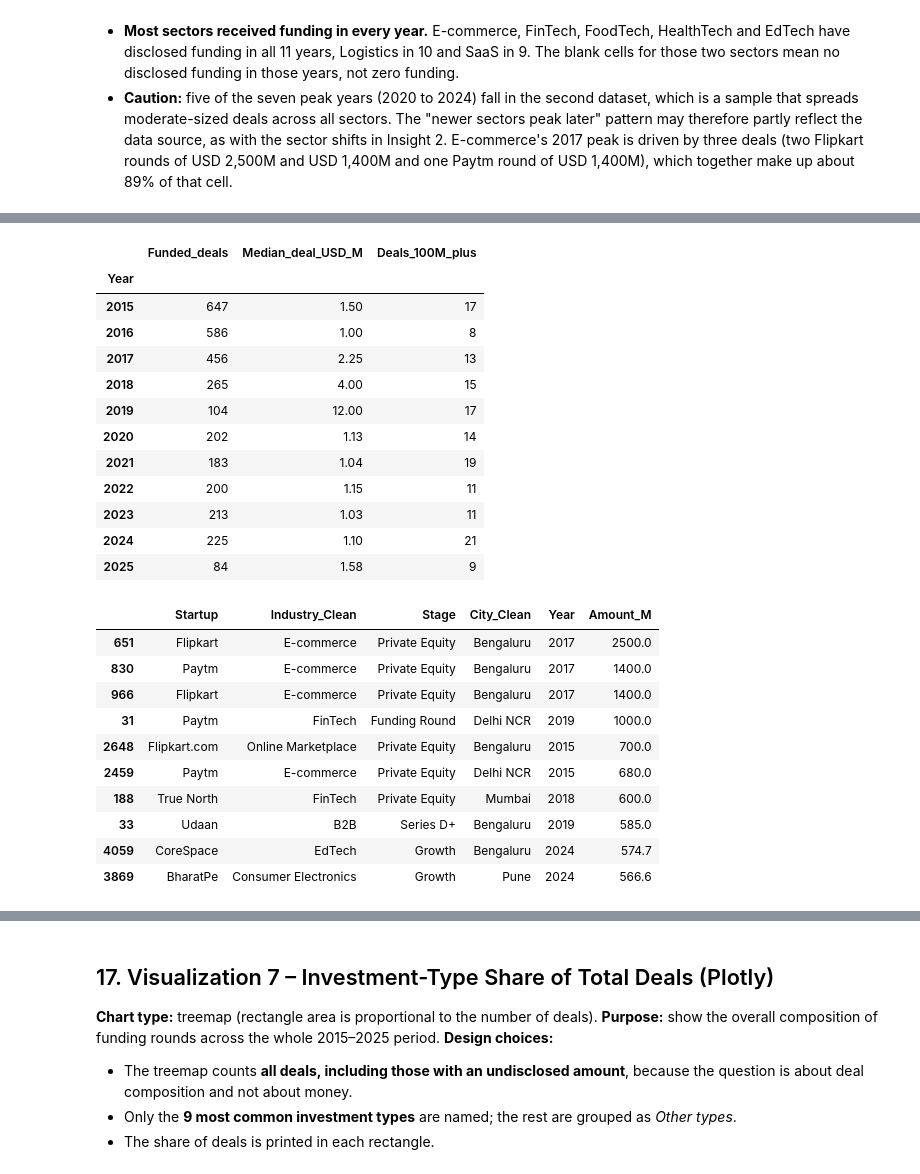
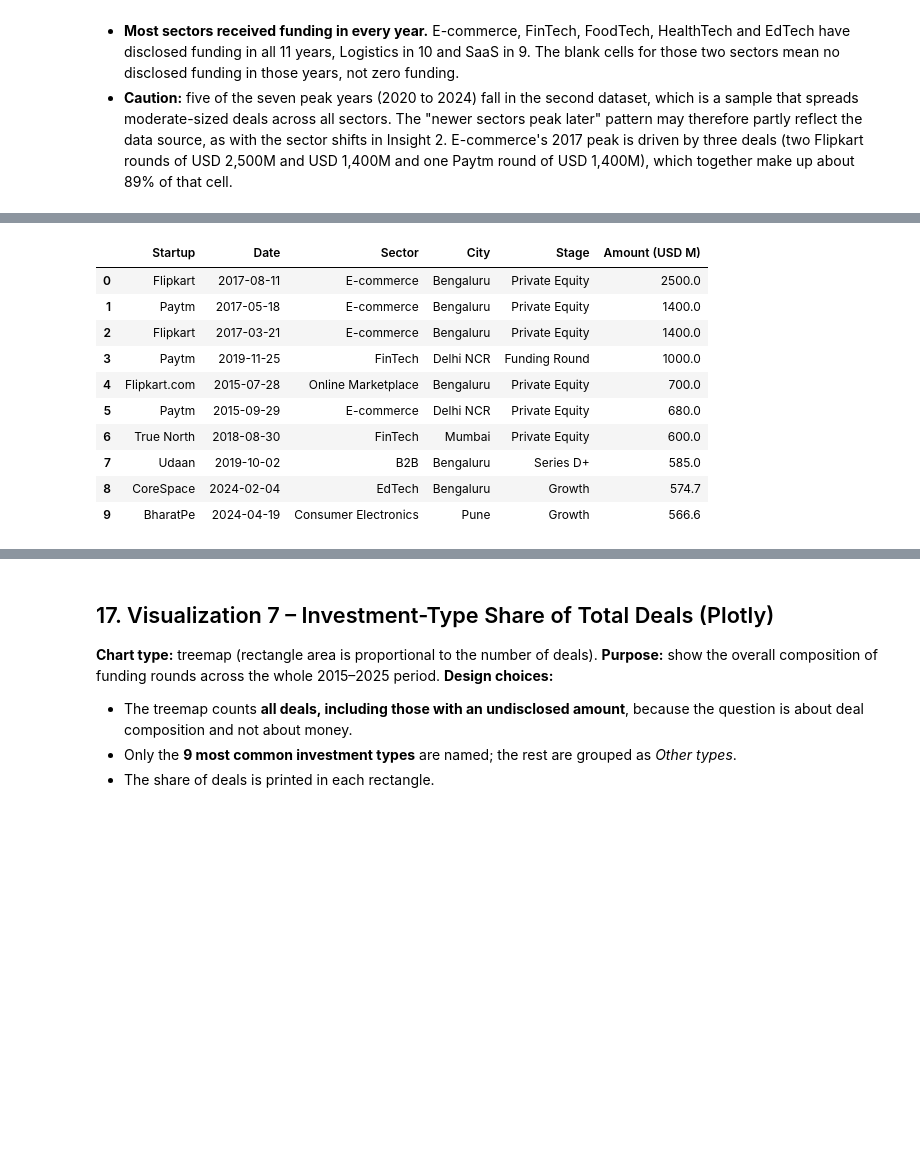
Before and after one commit to srinithi-karunakaran/india-startup-funding-analysis, a Jupyter notebook: startup_funding_analysis.ipynb, the cells around one changed output, grey strips where cells are left out. Cells and saved outputs as stored; diff of their text form; code cells hidden in the pictures; blank space fills up the shorter version.

```diff
--- a/startup_funding_analysis.ipynb
+++ b/startup_funding_analysis.ipynb
@@ -1159,37 +1127,21 @@ fig.show()
 # %%
-by_year = (funded.assign(Mega=funded["Amount_M"] >= 100)
-                 .groupby("Year")
-                 .agg(Funded_deals=("Amount_M", "size"),
-                      Median_deal_USD_M=("Amount_M", "median"),
-                      Deals_100M_plus=("Mega", "sum")))
-display(by_year.round(2))
-
-display(funded.nlargest(10, "Amount_M")[["Startup", "Industry_Clean", "Stage", "City_Clean", "Year", "Amount_M"]].round(1))
+top10 = (funded.nlargest(10, "Amount_M")
+         [["Startup", "Date", "Industry_Clean", "City_Clean", "Stage", "Amount_M"]]
+         .rename(columns={"Industry_Clean": "Sector", "City_Clean": "City",
+                          "Amount_M": "Amount (USD M)"}))
+display(top10.assign(**{"Amount (USD M)": top10["Amount (USD M)"].round(1)}).reset_index(drop=True))
 # %% [output]
-|  | Funded_deals | Median_deal_USD_M | Deals_100M_plus |
-| Year |  |  |  |
-| 2015 | 647 | 1.50 | 17 |
-| 2016 | 586 | 1.00 | 8 |
-| 2017 | 456 | 2.25 | 13 |
-| 2018 | 265 | 4.00 | 15 |
-| 2019 | 104 | 12.00 | 17 |
-| 2020 | 202 | 1.13 | 14 |
-| 2021 | 183 | 1.04 | 19 |
-| 2022 | 200 | 1.15 | 11 |
-| 2023 | 213 | 1.03 | 11 |
-| 2024 | 225 | 1.10 | 21 |
-| 2025 | 84 | 1.58 | 9 |
+|  | Startup | Date | Sector | City | Stage | Amount (USD M) |
+| 0 | Flipkart | 2017-08-11 | E-commerce | Bengaluru | Private Equity | 2500.0 |
+| 1 | Paytm | 2017-05-18 | E-commerce | Bengaluru | Private Equity | 1400.0 |
+| 2 | Flipkart | 2017-03-21 | E-commerce | Bengaluru | Private Equity | 1400.0 |
+| 3 | Paytm | 2019-11-25 | FinTech | Delhi NCR | Funding Round | 1000.0 |
+| 4 | Flipkart.com | 2015-07-28 | Online Marketplace | Bengaluru | Private Equity | 700.0 |
+| 5 | Paytm | 2015-09-29 | E-commerce | Delhi NCR | Private Equity | 680.0 |
+| 6 | True North | 2018-08-30 | FinTech | Mumbai | Private Equity | 600.0 |
+| 7 | Udaan | 2019-10-02 | B2B | Bengaluru | Series D+ | 585.0 |
+| 8 | CoreSpace | 2024-02-04 | EdTech | Bengaluru | Growth | 574.7 |
+| 9 | BharatPe | 2024-04-19 | Consumer Electronics | Pune | Growth | 566.6 |
-|  | Startup | Industry_Clean | Stage | City_Clean | Year | Amount_M |
-| 651 | Flipkart | E-commerce | Private Equity | Bengaluru | 2017 | 2500.0 |
-| 830 | Paytm | E-commerce | Private Equity | Bengaluru | 2017 | 1400.0 |
-| 966 | Flipkart | E-commerce | Private Equity | Bengaluru | 2017 | 1400.0 |
-| 31 | Paytm | FinTech | Funding Round | Delhi NCR | 2019 | 1000.0 |
-| 2648 | Flipkart.com | Online Marketplace | Private Equity | Bengaluru | 2015 | 700.0 |
-| 2459 | Paytm | E-commerce | Private Equity | Delhi NCR | 2015 | 680.0 |
-| 188 | True North | FinTech | Private Equity | Mumbai | 2018 | 600.0 |
-| 33 | Udaan | B2B | Series D+ | Bengaluru | 2019 | 585.0 |
-| 4059 | CoreSpace | EdTech | Growth | Bengaluru | 2024 | 574.7 |
-| 3869 | BharatPe | Consumer Electronics | Growth | Pune | 2024 | 566.6 |
 # %% [markdown]
 ### Insight 6 – Deal amount, timing and sector
 
```
Also changed, not shown: parts of 20 cells of this notebook, 1 other file.
